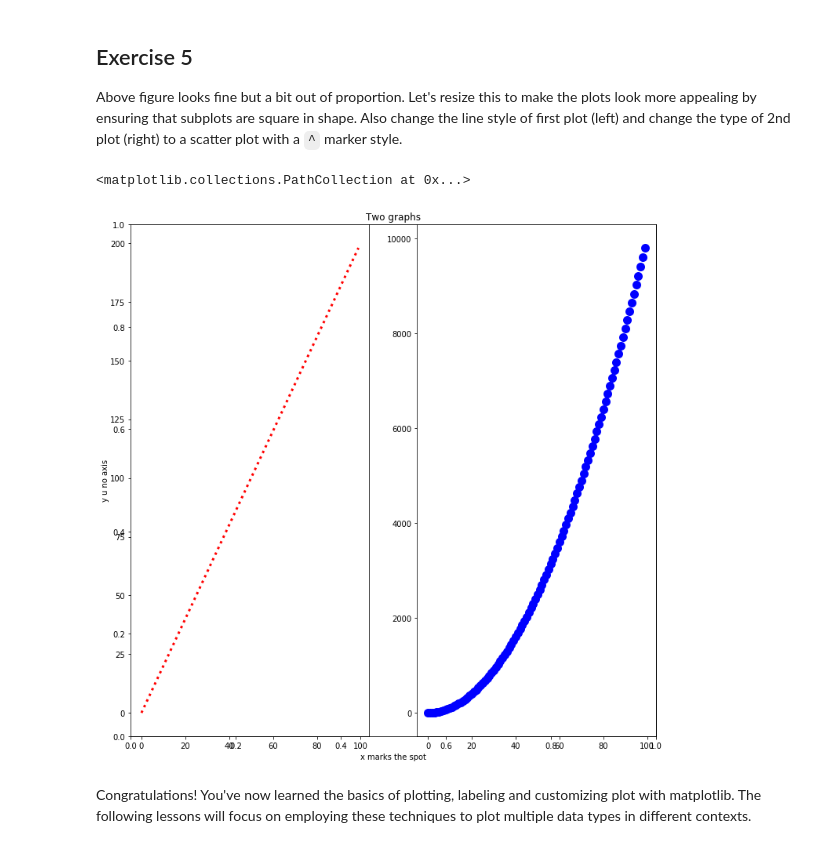
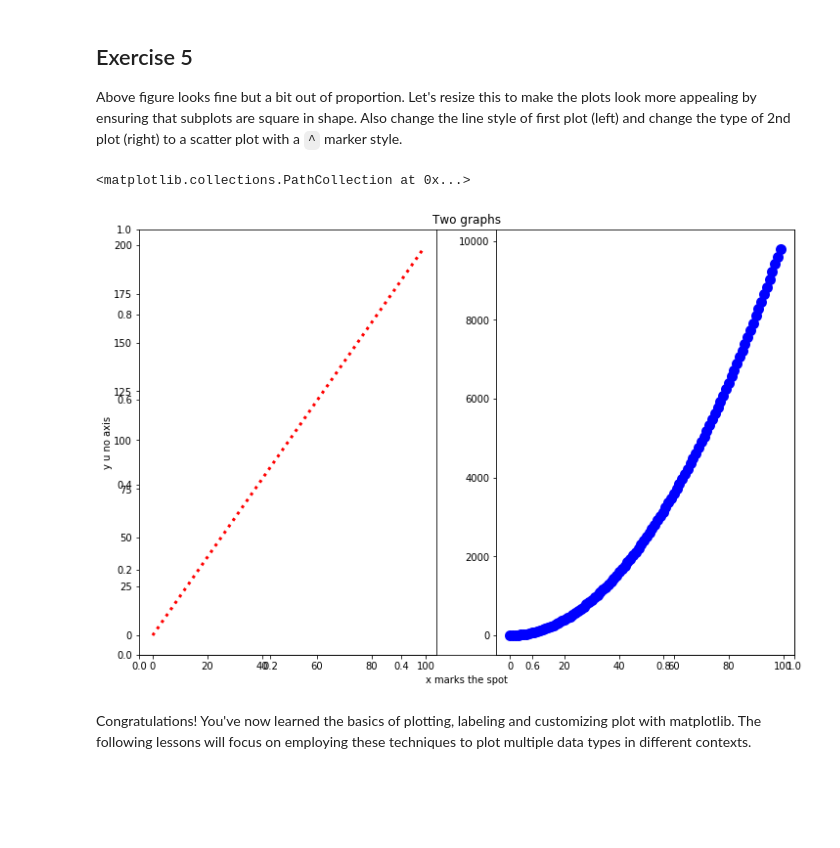
Before and after one commit to JohnTheTripper/dsc-more-practice-with-matplotlib-lab-nyc-ds-021720, a Jupyter notebook: index.ipynb, the cells around one changed output. Saved outputs shown, nothing was run; the diff lists cells and outputs as text; code cells hidden in the pictures; blank space fills up the shorter version.

```diff
--- a/index.ipynb
+++ b/index.ipynb
@@ -156,22 +156,22 @@ ax2.plot(x, z, lw=5, ls='-.', color='blue')
 
 Above figure looks fine but a bit out of proportion. Let's resize this to make the plots look more appealing by ensuring that subplots are square in shape. Also change the line style of first plot (left) and change the type of 2nd plot (right) to a scatter plot with a `^` marker style.
 # %%
-my_figure4 = plt.figure(figsize=(12, 12))
+my_figure4 = plt.figure(figsize=(12, 8))
 
 #fig, axes = plt.subplots(nrows=3, ncols=4, figsize=(8,6))
 
 plt.title('Two graphs')
 plt.xlabel('x marks the spot')
 plt.ylabel('y u no axis')
 
 ax1 = my_figure4.add_subplot(121)
 ax2 = my_figure4.add_subplot(122)
 
 ax1.plot(x, y, lw=3, ls=':', color='red')
 ax2.scatter(x, z, lw=5, ls='-', color='blue')
 # %% [output]
 <matplotlib.collections.PathCollection at 0x...>
-[figure, old version]
+[figure, new version]
 # %% [markdown]
 Congratulations! You've now learned the basics of plotting, labeling and customizing plot with matplotlib. The following lessons will focus on employing these techniques to plot multiple data types in different contexts.
 # %% [markdown]
```
